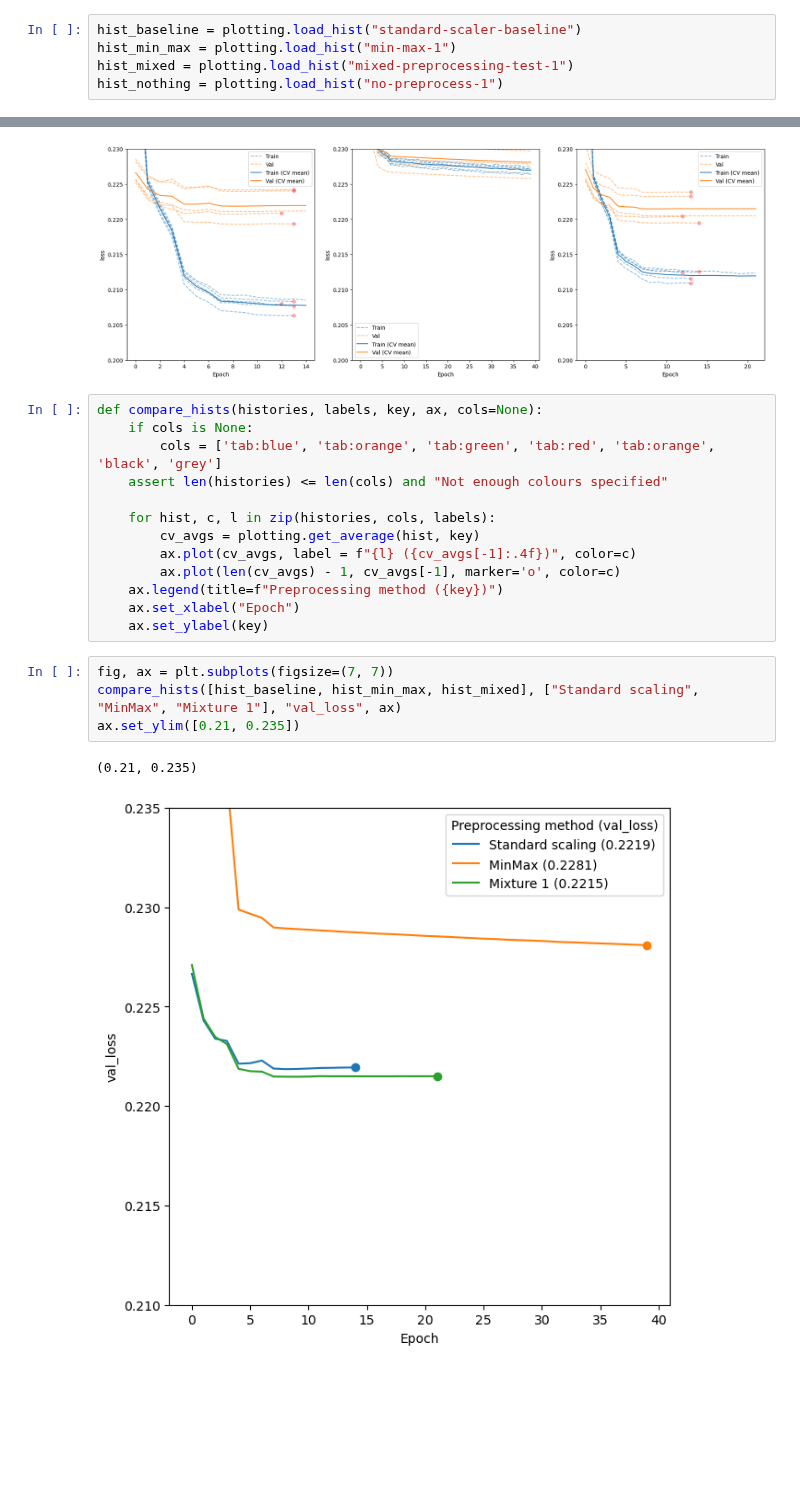
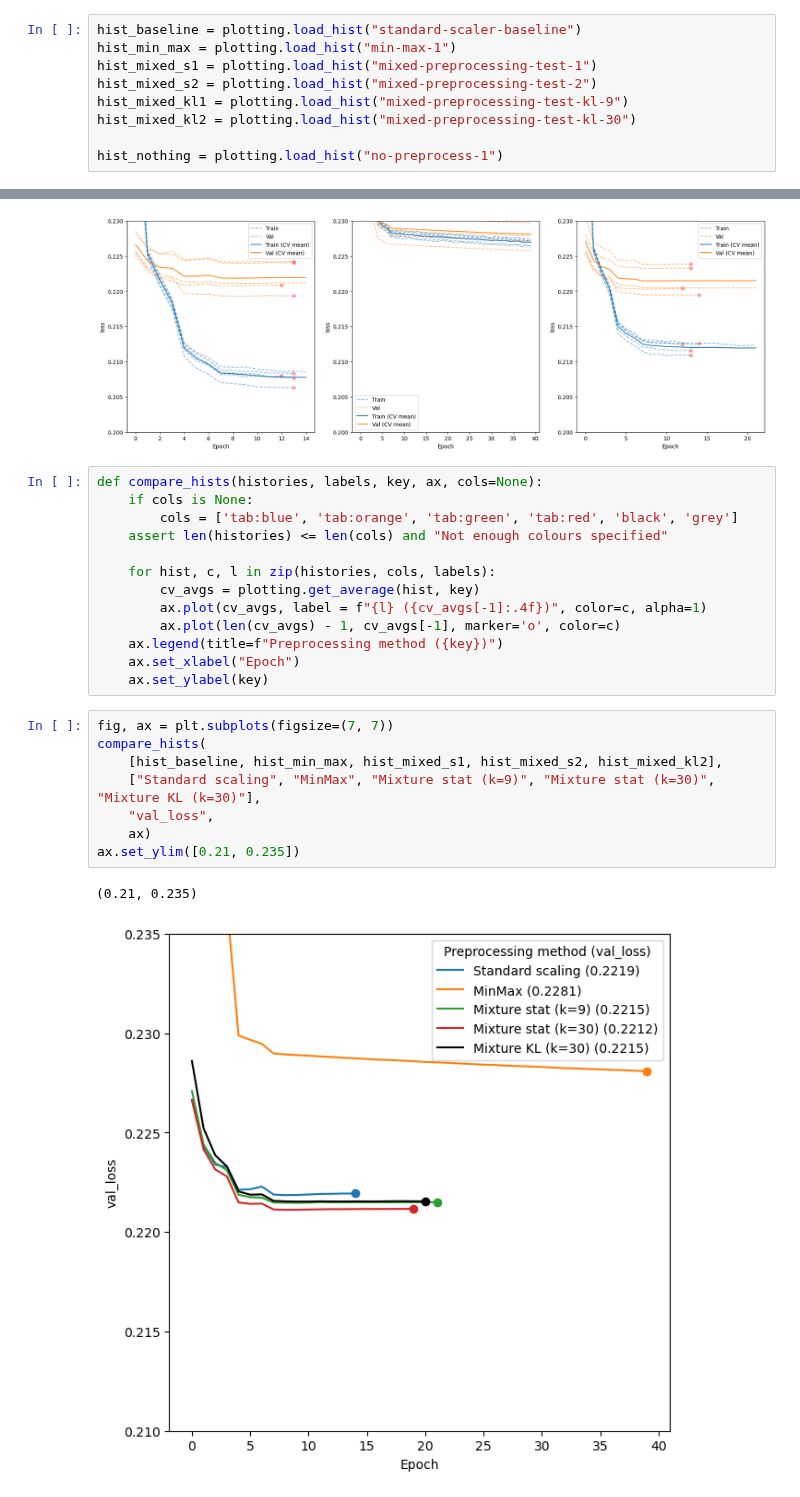
Before and after one commit to marcusGH/edain_paper, a Jupyter notebook: notebooks/experiment-results.ipynb, the cells around one changed output, grey strips where cells are left out. Saved outputs shown, nothing was run; the diff lists cells and outputs as text; blank space fills up the shorter version.

Commit message:
Experiment with mixture using KL cluster

```diff
--- a/notebooks/experiment-results.ipynb
+++ b/notebooks/experiment-results.ipynb
@@ -23,7 +28,11 @@ os.listdir(cfg['experiment_directory'])
 # %%
 hist_baseline = plotting.load_hist("standard-scaler-baseline")
 hist_min_max = plotting.load_hist("min-max-1")
-hist_mixed = plotting.load_hist("mixed-preprocessing-test-1")
+hist_mixed_s1 = plotting.load_hist("mixed-preprocessing-test-1")
+hist_mixed_s2 = plotting.load_hist("mixed-preprocessing-test-2")
+hist_mixed_kl1 = plotting.load_hist("mixed-preprocessing-test-kl-9")
+hist_mixed_kl2 = plotting.load_hist("mixed-preprocessing-test-kl-30")
+
 hist_nothing = plotting.load_hist("no-preprocess-1")
 # %%
 fig, axs = plt.subplots(ncols=3, figsize=(21, 7))
@@ -39,20 +48,24 @@ axs[2].set_ylim([0.20, 0.23])
 # %%
 def compare_hists(histories, labels, key, ax, cols=None):
     if cols is None:
-        cols = ['tab:blue', 'tab:orange', 'tab:green', 'tab:red', 'tab:orange', 'black', 'grey']
+        cols = ['tab:blue', 'tab:orange', 'tab:green', 'tab:red', 'black', 'grey']
     assert len(histories) <= len(cols) and "Not enough colours specified"
 
     for hist, c, l in zip(histories, cols, labels):
         cv_avgs = plotting.get_average(hist, key)
-        ax.plot(cv_avgs, label = f"{l} ({cv_avgs[-1]:.4f})", color=c)
+        ax.plot(cv_avgs, label = f"{l} ({cv_avgs[-1]:.4f})", color=c, alpha=1)
         ax.plot(len(cv_avgs) - 1, cv_avgs[-1], marker='o', color=c)
     ax.legend(title=f"Preprocessing method ({key})")
     ax.set_xlabel("Epoch")
     ax.set_ylabel(key)
 # %%
 fig, ax = plt.subplots(figsize=(7, 7))
-compare_hists([hist_baseline, hist_min_max, hist_mixed], ["Standard scaling", "MinMax", "Mixture 1"], "val_loss", ax)
+compare_hists(
+    [hist_baseline, hist_min_max, hist_mixed_s1, hist_mixed_s2, hist_mixed_kl2],
+    ["Standard scaling", "MinMax", "Mixture stat (k=9)", "Mixture stat (k=30)", "Mixture KL (k=30)"],
+    "val_loss",
+    ax)
 ax.set_ylim([0.21, 0.235])
 # %% [output]
 (0.21, 0.235)
-[figure, old version]
+[figure, new version]
```
Also changed, not shown: parts of 2 cells of this notebook, 3 other files.
